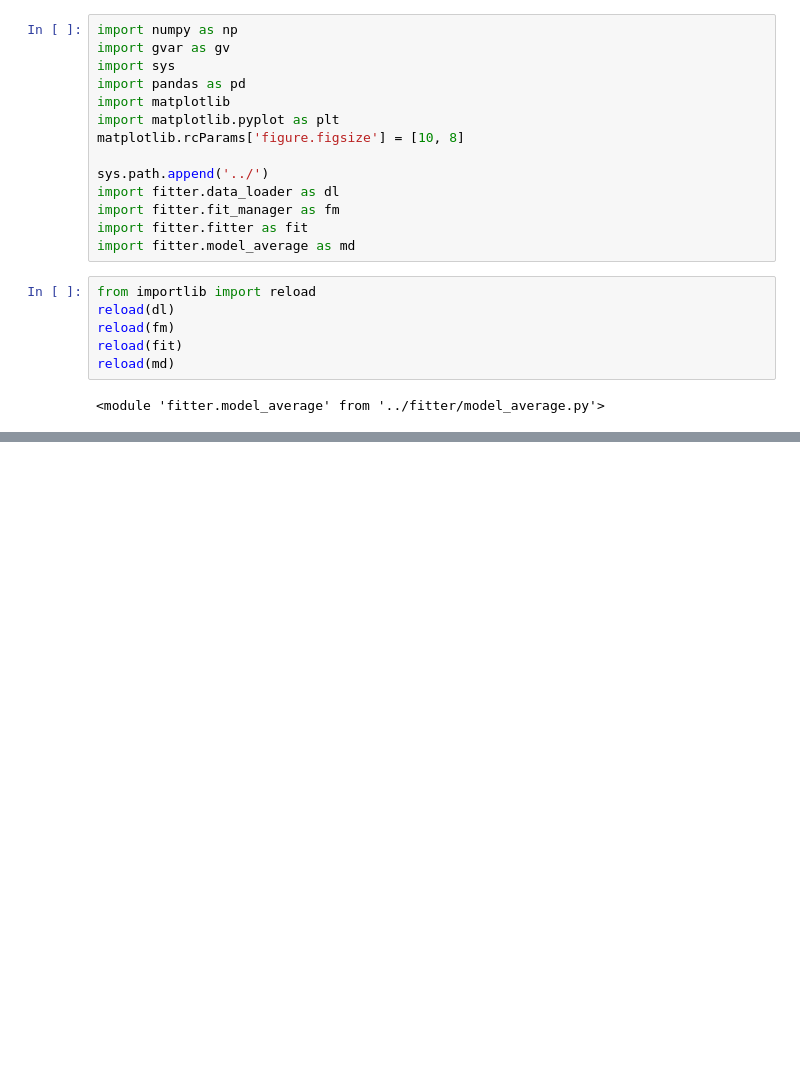
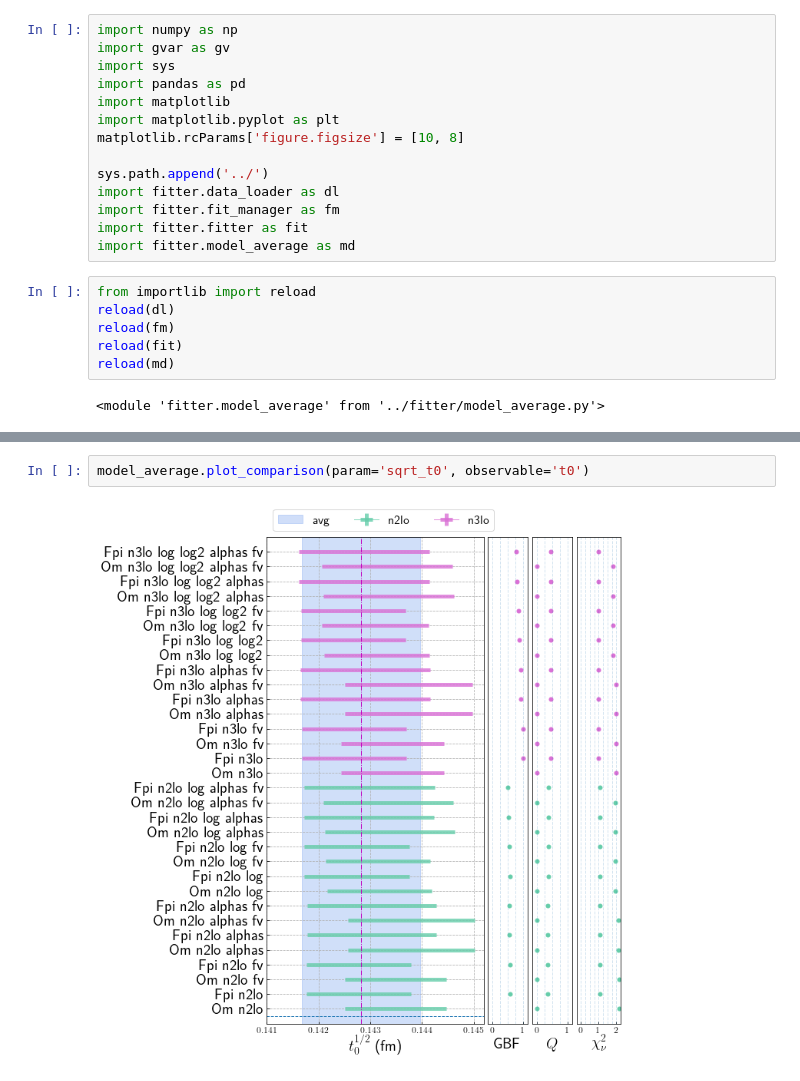
Before and after one commit to callat-qcd/project_scale_setting_mdwf_hisq, a Jupyter notebook: notebooks/average_models.ipynb, the cells around one changed output, grey strips where cells are left out. Drawn from its saved outputs; the diff is of its cells as text; blank space fills up the shorter version.

```diff
--- a/notebooks/average_models.ipynb
+++ b/notebooks/average_models.ipynb
@@ -59,0 +64,4 @@ model_average.plot_comparison(param='w0')
+# %%
+model_average.plot_comparison(param='sqrt_t0', observable='t0')
+# %% [output]
+[figure, added]
```
Also changed, not shown: parts of 6 cells of this notebook, 1 other file.
